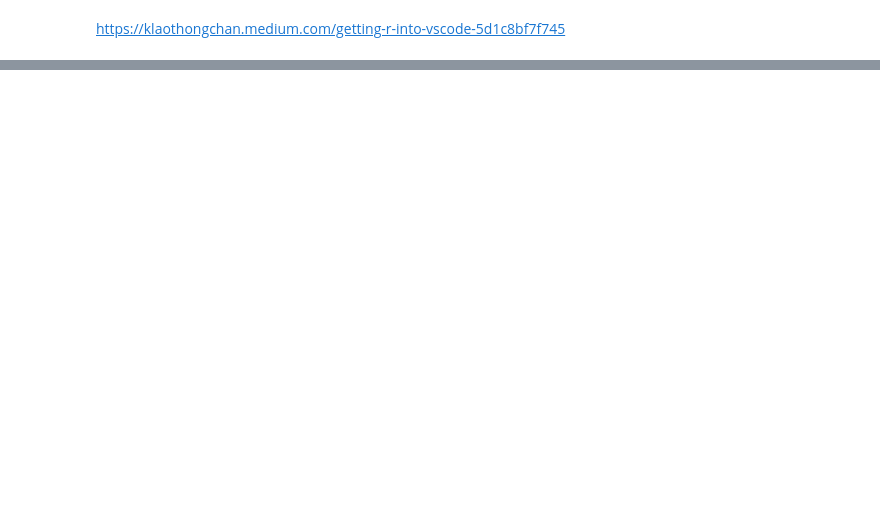
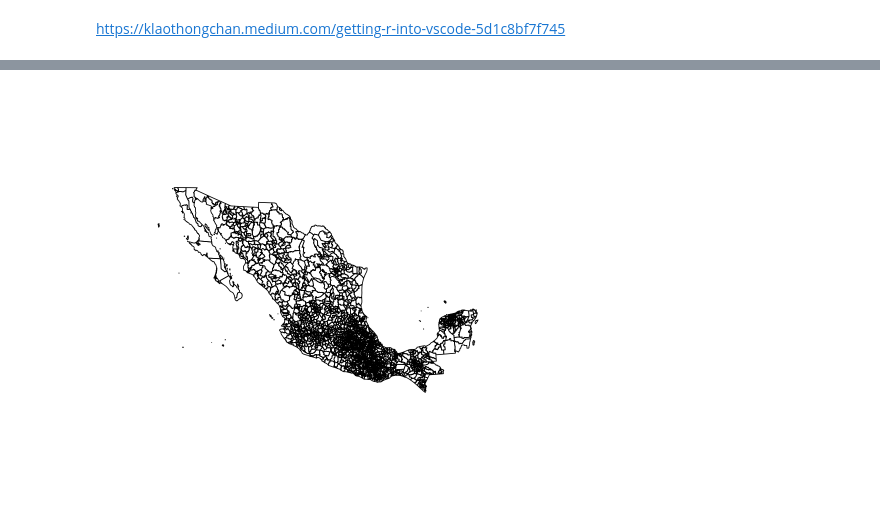
Before and after one commit to LuisGorozpe/Econometria-y-Estad-stica-Espacial, a Jupyter notebook: introduccion-R.ipynb, the cells around one changed output, grey strips where cells are left out. Drawn from its saved outputs; the diff is of its cells as text; code cells hidden in the pictures; blank space fills up the shorter version.

```diff
--- a/introduccion-R.ipynb
+++ b/introduccion-R.ipynb
@@ -63,0 +127,4 @@ https://klaothongchan.medium.com/getting-r-into-vscode-5d1c8bf7f745
+# %%
+plot(municipi$geometry)
+# %% [output]
+[figure, added]
```
Also changed, not shown: parts of 17 cells of this notebook, 10 other files.
